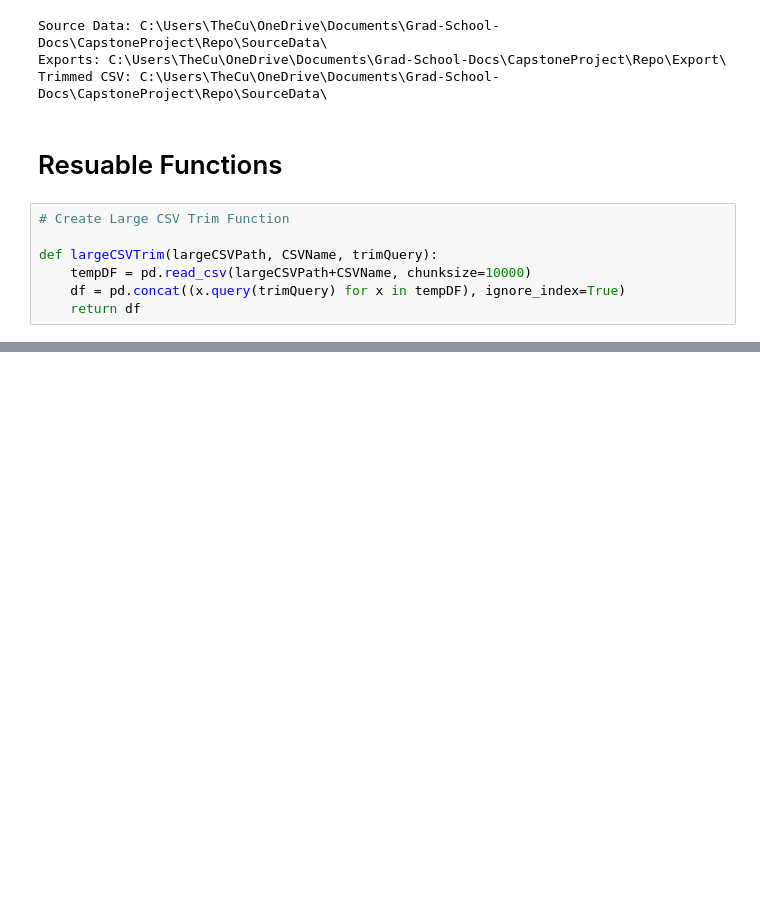
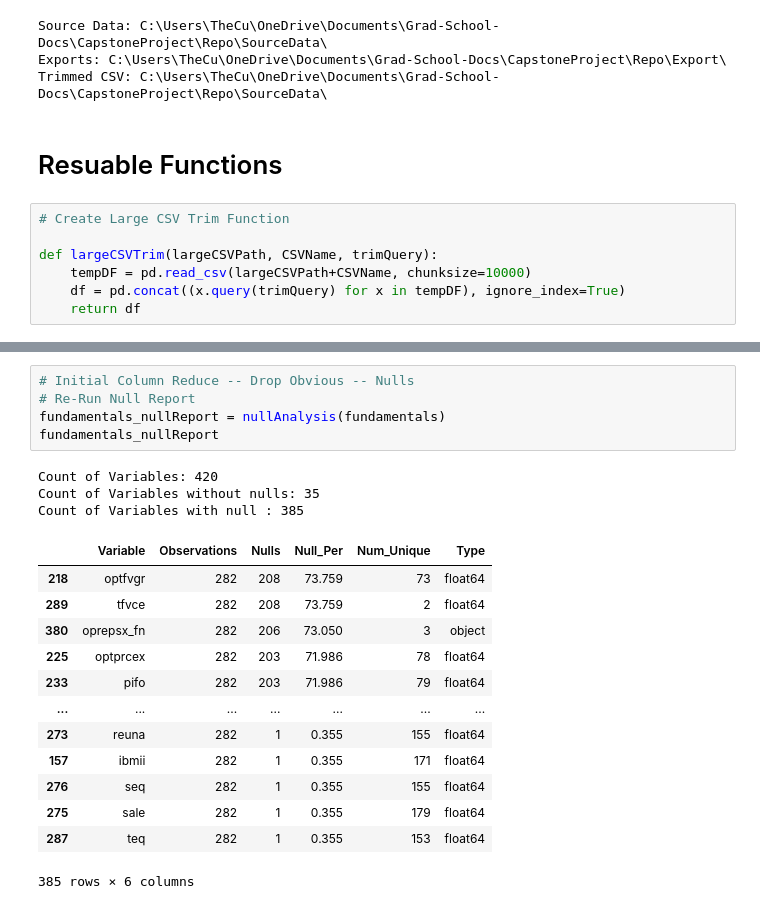
Before and after one commit to bcullinan32/CapstoneProject, a Jupyter notebook: Capstone-Main.ipynb, the cells around one changed output, grey strips where cells are left out. Drawn from its saved outputs; the diff is of its cells as text; blank space fills up the shorter version.

```diff
--- a/Capstone-Main.ipynb
+++ b/Capstone-Main.ipynb
@@ -111,0 +229,22 @@ Stocks_SAM:
+# %%
+# Initial Column Reduce -- Drop Obvious -- Nulls
+# Re-Run Null Report
+fundamentals_nullReport = nullAnalysis(fundamentals)
+fundamentals_nullReport
+# %% [output]
+Count of Variables: 420
+Count of Variables without nulls: 35
+Count of Variables with null : 385
+|  | Variable | Observations | Nulls | Null_Per | Num_Unique | Type |
+| 218 | optfvgr | 282 | 208 | 73.759 | 73 | float64 |
+| 289 | tfvce | 282 | 208 | 73.759 | 2 | float64 |
+| 380 | oprepsx_fn | 282 | 206 | 73.050 | 3 | object |
+| 225 | optprcex | 282 | 203 | 71.986 | 78 | float64 |
+| 233 | pifo | 282 | 203 | 71.986 | 79 | float64 |
+| ... | ... | ... | ... | ... | ... | ... |
+| 273 | reuna | 282 | 1 | 0.355 | 155 | float64 |
+| 157 | ibmii | 282 | 1 | 0.355 | 171 | float64 |
+| 276 | seq | 282 | 1 | 0.355 | 155 | float64 |
+| 275 | sale | 282 | 1 | 0.355 | 179 | float64 |
+| 287 | teq | 282 | 1 | 0.355 | 153 | float64 |
+385 rows × 6 columns
```
Also changed, not shown: parts of 20 cells of this notebook, 4 other files.
